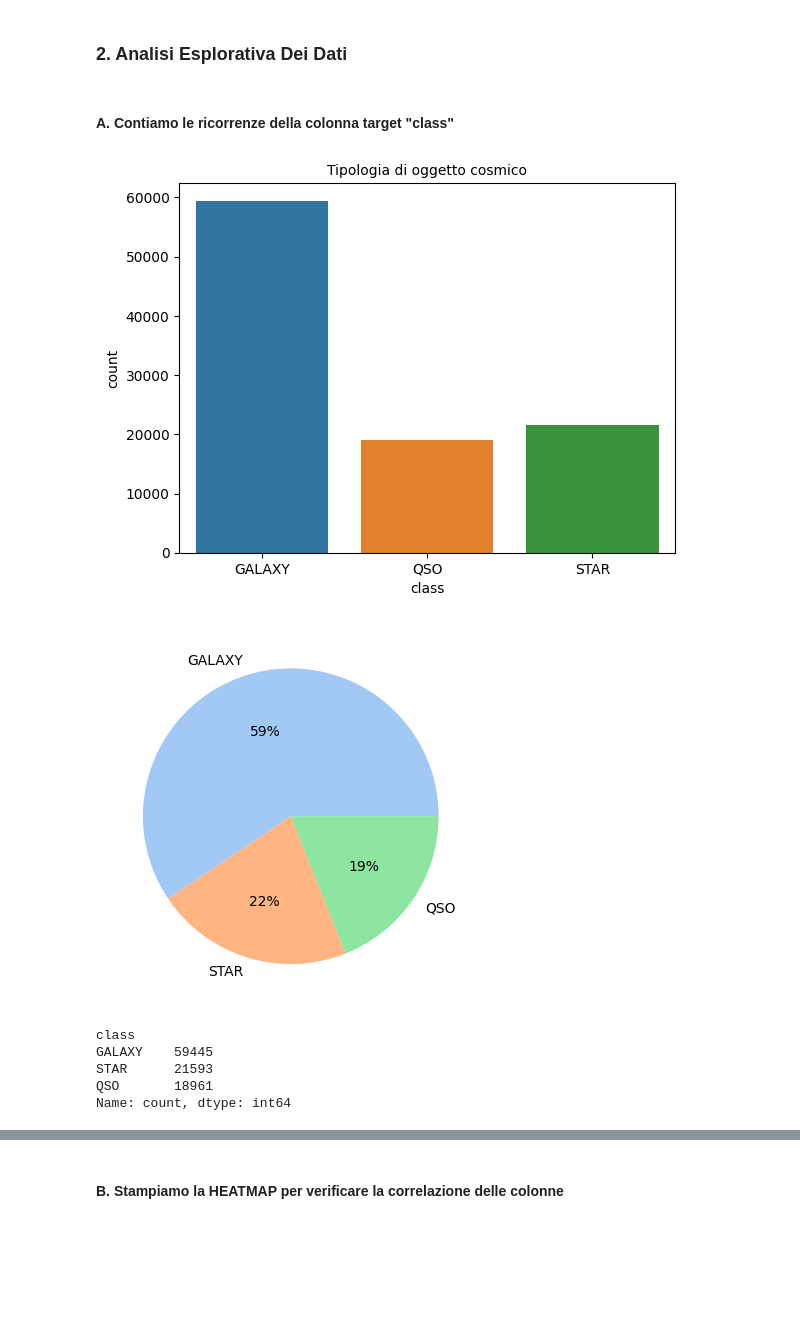
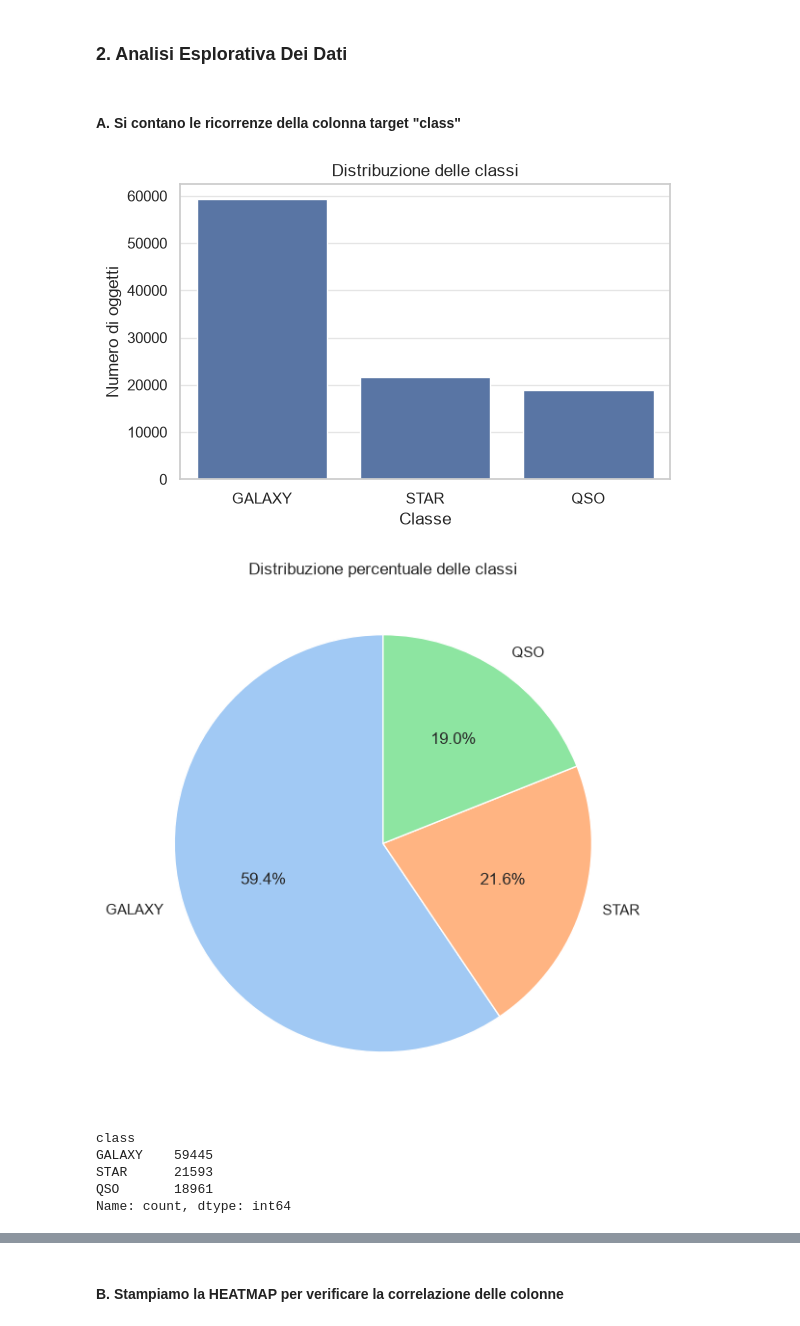
Before and after one commit to FabianCalangiu/Astronomical-Objects-Analysis, a Jupyter notebook: notebooks/astronomical_analysis.ipynb, the cells around one changed output, grey strips where cells are left out. Cells and saved outputs as stored; diff of their text form; code cells hidden in the pictures; blank space fills up the shorter version.

```diff
--- a/notebooks/astronomical_analysis.ipynb
+++ b/notebooks/astronomical_analysis.ipynb
@@ -73,9 +89,11 @@ df.describe()
 # %%
-df.rename(columns={
+band_names = {
     "u": "ultraviolet",
     "g": "green",
     "r": "red",
     "i": "near_infrared",
-    "z": "infrared"
-}, inplace=True) # il parametro 'inplace' consente la modifica del dataframe senza doverne creare una copia
+    "z": "infrared",
+}
+
+df = df.rename(columns=band_names)
 # %% [markdown]
@@ -91,8 +110,8 @@ df.rename(columns={
 # %% [markdown]
 <h4>Eliminazione colonne superflue per l'esplorazione dei dati</h4>
 # %%
-uselessColumns = ['run_ID', 'rerun_ID', 'cam_col', 'fiber_ID', 'field_ID']
-df = df.drop(uselessColumns, axis=1)
+useless_columns = ["run_ID", "rerun_ID", "cam_col", "fiber_ID", "field_ID"]
+df = df.drop(columns=useless_columns)
 
-print(f"Sono state cancellate le seguenti colonne: {uselessColumns}")
+print(f"Colonne escluse dall'analisi: {useless_columns}")
 # %% [output]
@@ -102,6 +121,16 @@ Sono state cancellate le seguenti colonne: ['run_ID', 'rerun_ID', 'cam_col', 'fi
 # %%
-df = df[
-    (df["ultraviolet"] > -1000) &
-    (df["green"] > -1000) &
-    (df["infrared"] > -1000)
+photometric_columns = [
+    "ultraviolet",
+    "green",
+    "red",
+    "near_infrared",
+    "infrared",
 ]
+
+valid_photometry = (df[photometric_columns] > -1000).all(axis=1)
+removed_rows = (~valid_photometry).sum()
+
+df = df.loc[valid_photometry].reset_index(drop=True)
+
+print(f"Righe con valori sentinella rimosse: {removed_rows}")
+print(f"Dimensioni dopo la pulizia: {df.shape}")
@@ -120,25 +152,40 @@ df.describe()
 # %% [markdown]
 <h3>2. Analisi Esplorativa Dei Dati</h3>
 # %% [markdown]
-<h4>A. Contiamo le ricorrenze della colonna target "class"</h4>
+<h4>A. Si contano le ricorrenze della colonna target "class"</h4>
 # %%
-sns.countplot(data=df, x="class", hue="class")
-plt.title("Tipologia di oggetto cosmico",fontsize=10)
+plt.figure(figsize=(6, 4))
+sns.countplot(
+    data=df,
+    x="class",
+    order=df["class"].value_counts().index,
+    color=sns.color_palette()[0],
+)
+plt.title("Distribuzione delle classi")
+plt.xlabel("Classe")
+plt.ylabel("Numero di oggetti")
+plt.tight_layout()
 plt.show()
 # %% [output]
-[figure, old version]
+[figure, new version]
 # %%
-data = df["class"].value_counts()
-labels = ['GALAXY', 'STAR', 'QSO']
+class_counts = df["class"].value_counts()
 
-# Palette di colori:
-colors = sns.color_palette('pastel')
+plt.figure(figsize=(6, 6))
+plt.pie(
+    class_counts.values,
+    labels=class_counts.index,
+    colors=sns.color_palette("pastel", n_colors=len(class_counts)),
+    autopct="%.1f%%",
+    startangle=90,
+)
+plt.title("Distribuzione percentuale delle classi")
+plt.tight_layout()
+plt.show()
 
-plt.pie(data, labels=labels, colors=colors, autopct='%.0f%%')
-plt.show()
-data
+class_counts
 # %% [output]
-[figure, old version]
+[figure, new version]
 class
 GALAXY    59445
 STAR      21593
```
Also changed, not shown: parts of 40 cells of this notebook, 1 other file.
